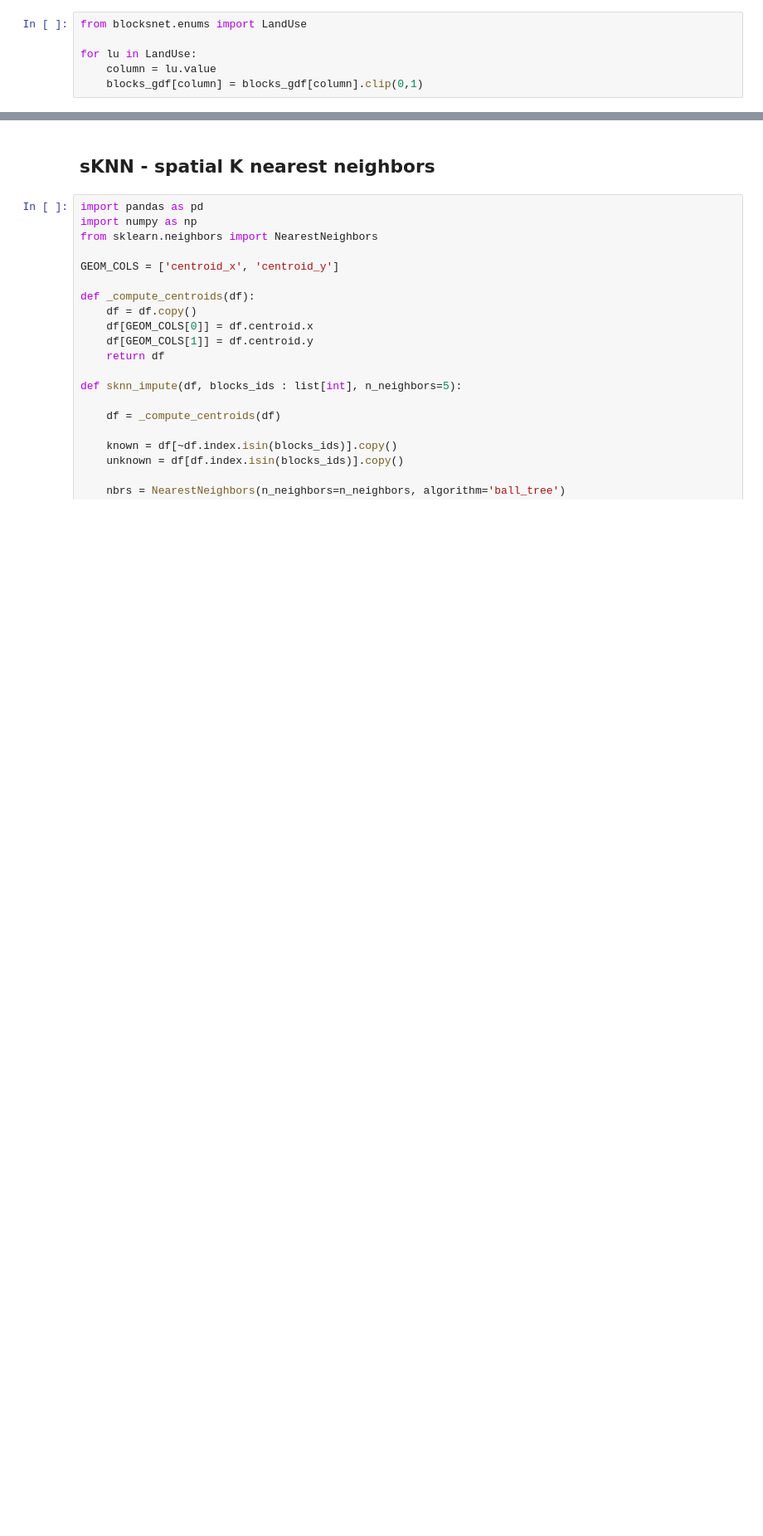
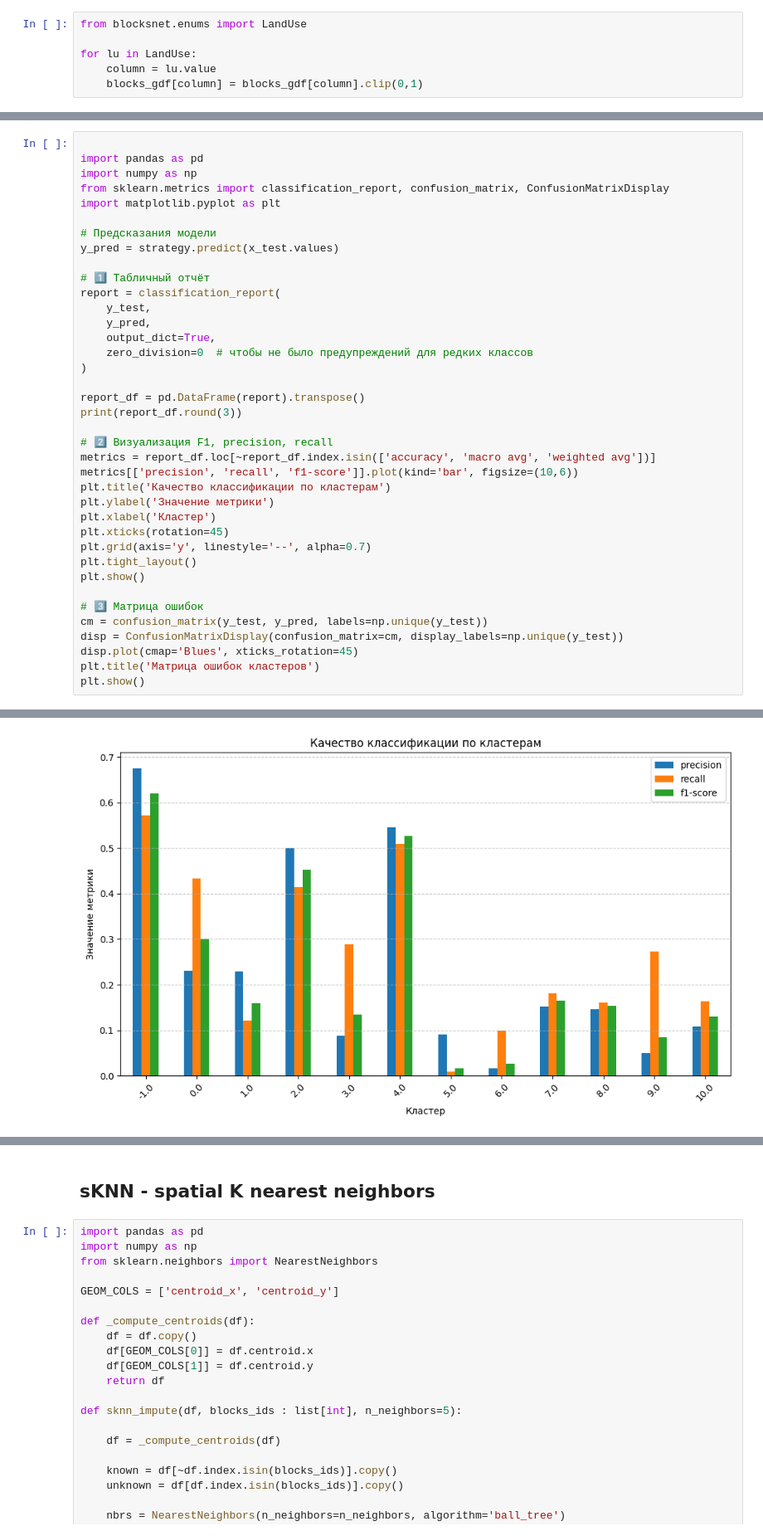
Before and after one commit to GeorgeKontsevik/blocksnet, a Jupyter notebook: examples/imputation/baseline.ipynb, the cells around one changed output, grey strips where cells are left out. Shown at 83% size. Drawn from its saved outputs; the diff is of its cells as text; blank space fills up the shorter version.

```diff
--- a/examples/imputation/baseline.ipynb
+++ b/examples/imputation/baseline.ipynb
@@ -20,0 +160,39 @@ FEATURES = ['l']
+# %%
+
+import pandas as pd
+import numpy as np
+from sklearn.metrics import classification_report, confusion_matrix, ConfusionMatrixDisplay
+import matplotlib.pyplot as plt
+
+# Предсказания модели
+y_pred = strategy.predict(x_test.values)
+
+# 1️⃣ Табличный отчёт
+report = classification_report(
+    y_test,
+    y_pred,
+    output_dict=True,
+    zero_division=0  # чтобы не было предупреждений для редких классов
+)
+
+report_df = pd.DataFrame(report).transpose()
+print(report_df.round(3))
+
+# 2️⃣ Визуализация F1, precision, recall
+metrics = report_df.loc[~report_df.index.isin(['accuracy', 'macro avg', 'weighted avg'])]
+metrics[['precision', 'recall', 'f1-score']].plot(kind='bar', figsize=(10,6))
+plt.title('Качество классификации по кластерам')
+plt.ylabel('Значение метрики')
+plt.xlabel('Кластер')
+plt.xticks(rotation=45)
+plt.grid(axis='y', linestyle='--', alpha=0.7)
+plt.tight_layout()
+plt.show()
+
+# 3️⃣ Матрица ошибок
+cm = confusion_matrix(y_test, y_pred, labels=np.unique(y_test))
+disp = ConfusionMatrixDisplay(confusion_matrix=cm, display_labels=np.unique(y_test))
+disp.plot(cmap='Blues', xticks_rotation=45)
+plt.title('Матрица ошибок кластеров')
+plt.show()
+# %% [output]
@@ -20,0 +215 @@ FEATURES = ['l']
+[figure, added]
```
Also changed, not shown: parts of 16 cells of this notebook.
